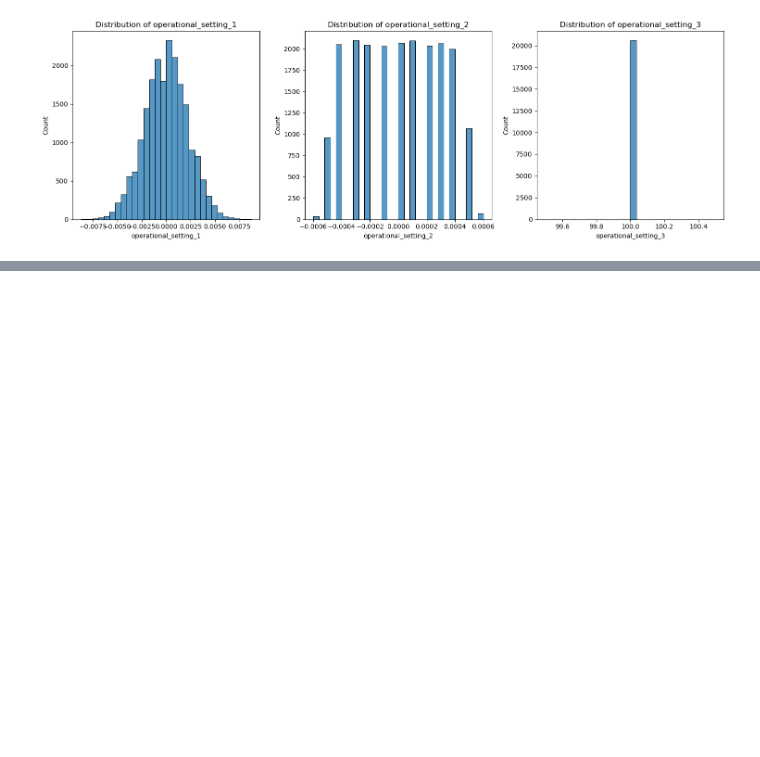
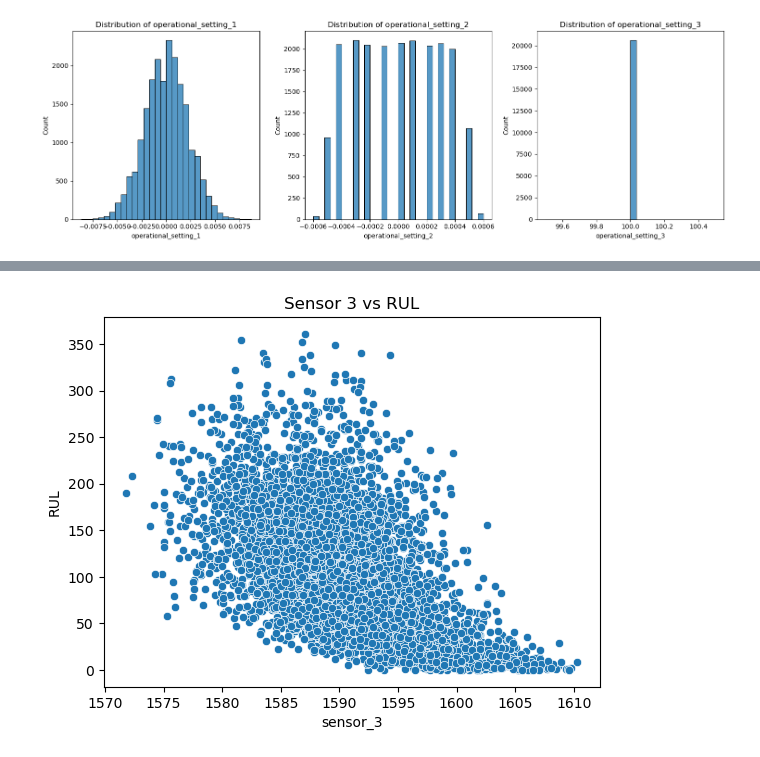
Before and after one commit to Wellbek/NASA-Turbofan-Twin, a Jupyter notebook: notebooks/01_eda_cmapss.ipynb, the cells around one changed output, grey strips where cells are left out. Drawn from its saved outputs; the diff is of its cells as text; code cells hidden in the pictures; blank space fills up the shorter version.

Commit message:
Sensor Vs RUL Scatter

```diff
--- a/notebooks/01_eda_cmapss.ipynb
+++ b/notebooks/01_eda_cmapss.ipynb
@@ -124,0 +125,6 @@ ValueError: Could not interpret value `sensor_0` for `x`. An entry with this nam
+# %%
+sns.scatterplot(x='sensor_3', y='RUL', data=df.sample(5000))
+plt.title("Sensor 3 vs RUL")
+plt.show()
+# %% [output]
+[figure, added]
```
Also changed, not shown: parts of 2 cells of this notebook.
